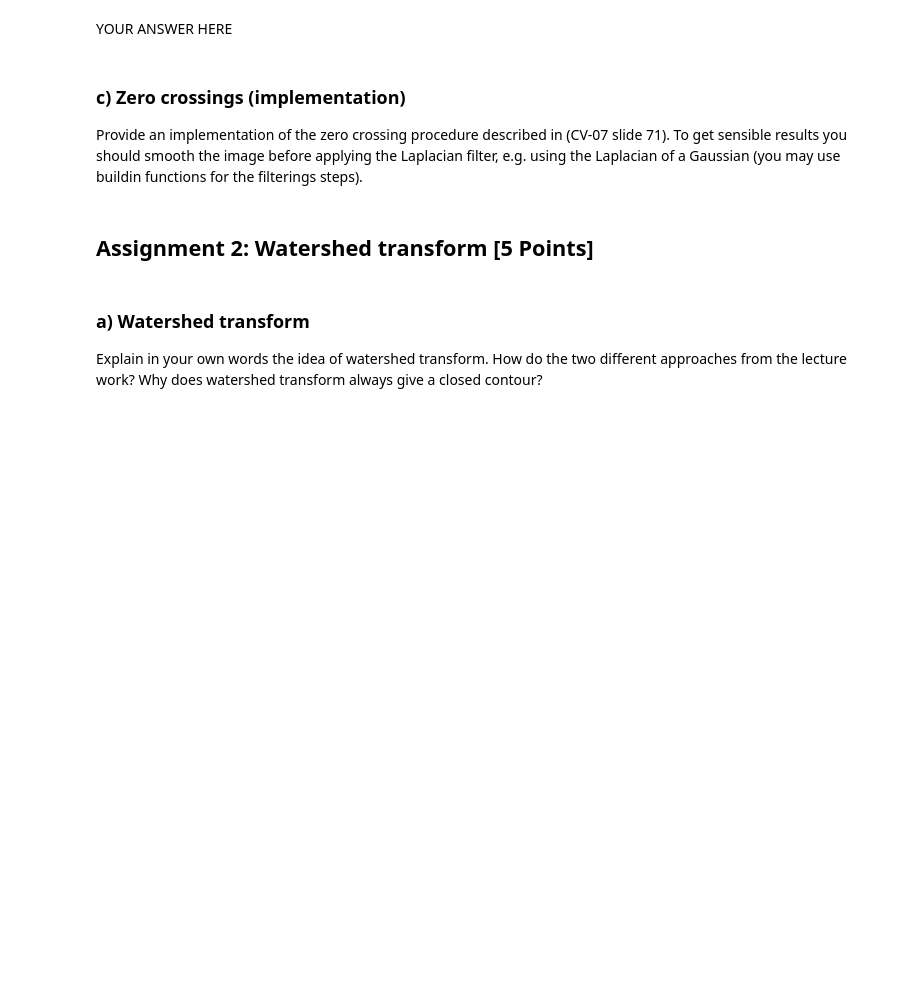
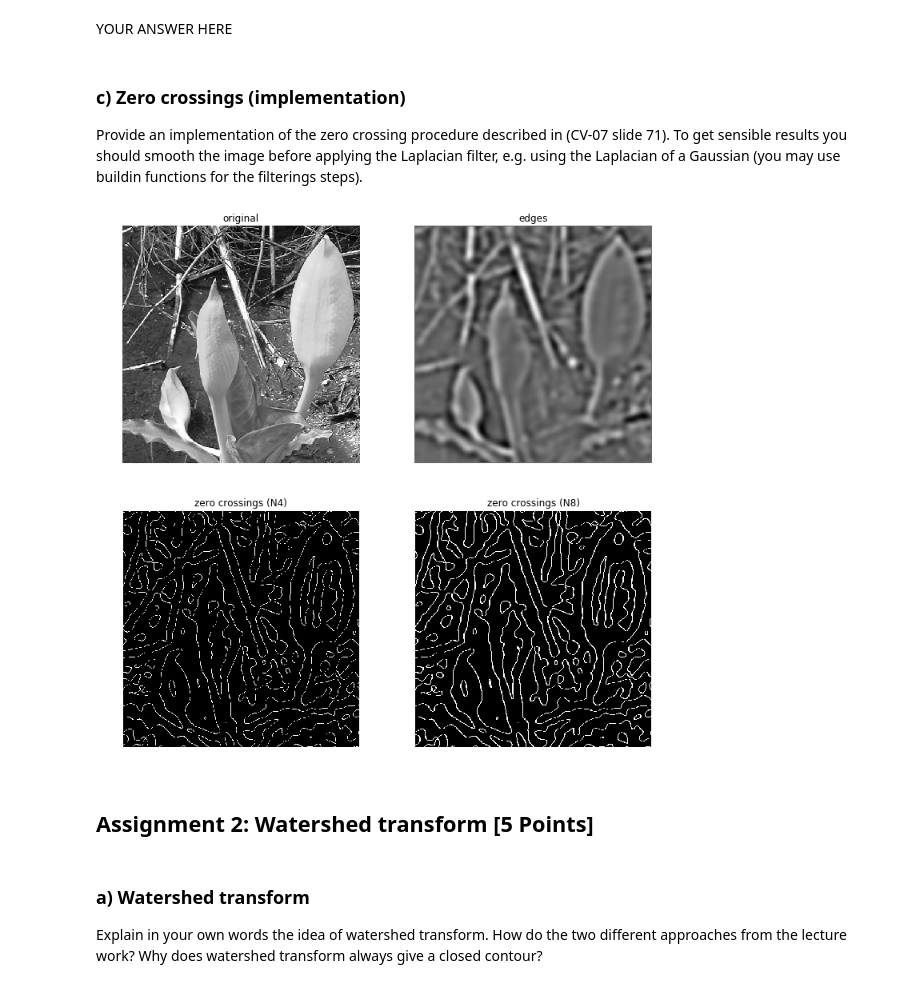
Before and after one commit to shorty-longbottom97/Computer_Vision, a Jupyter notebook: sheet05/sheet05.ipynb, the cells around one changed output. Cells and saved outputs as stored; diff of their text form; code cells hidden in the pictures; blank space fills up the shorter version.

```diff
--- a/sheet05/sheet05.ipynb
+++ b/sheet05/sheet05.ipynb
@@ -42,24 +42,43 @@ YOUR ANSWER HERE
 
 Provide an implementation of the zero crossing procedure described in (CV-07 slide 71). To get sensible results you should smooth the image before applying the Laplacian filter, e.g. using the Laplacian of a Gaussian (you may use buildin functions for the filterings steps).
 # %%
+import numpy as np
 from skimage import filters, io
 import matplotlib.pyplot as plt
 %matplotlib inline
 
 img = io.imread('images/swampflower.png')
 
 # Now compute edges and then zero crossings using the 4-neighborhood and the 8-neighborhood
-# YOUR CODE HERE
+smoothed_img = filters.gaussian(img, sigma=8)
+edges = filters.laplace(smoothed_img)
+
+# shifted images
+shift1 = np.pad(edges, [(1,0),(0,0)], mode="constant")[:-1,:]
+shift2 = np.pad(edges, [(0,0),(1,0)], mode="constant")[:,:-1]
+shift3 = np.pad(edges, [(1,0),(1,0)], mode="constant")[:-1,:-1]
+shift4 = np.pad(edges, [(1,0),(0,1)], mode="constant")[:-1,1:]
+
+# conditions for zero crossings
+s1 = edges * shift1 <= 0
+s2 = edges * shift2 <= 0
+s3 = edges * shift3 <= 0
+s4 = edges * shift4 <= 0
+
+zero_crossings_n4 = s1 + s2
+zero_crossings_n8 = s1 + s2 + s3 + s4
 
 plt.figure(figsize=(12, 12))
 plt.gray()
 
 plt.subplot(2,2,1); plt.axis('off'); plt.imshow(img); plt.title('original')
 plt.subplot(2,2,2); plt.axis('off'); plt.imshow(edges); plt.title('edges')
 plt.subplot(2,2,3); plt.axis('off'); plt.imshow(zero_crossings_n4); plt.title('zero crossings (N4)')
 plt.subplot(2,2,4); plt.axis('off'); plt.imshow(zero_crossings_n8); plt.title('zero crossings (N8)' )
 
 plt.show()
+# %% [output]
+[figure, added]
 # %% [markdown]
 ## Assignment 2: Watershed transform  [5 Points]
 # %% [markdown]
```
Also changed, not shown: parts of 1 cell of this notebook.
